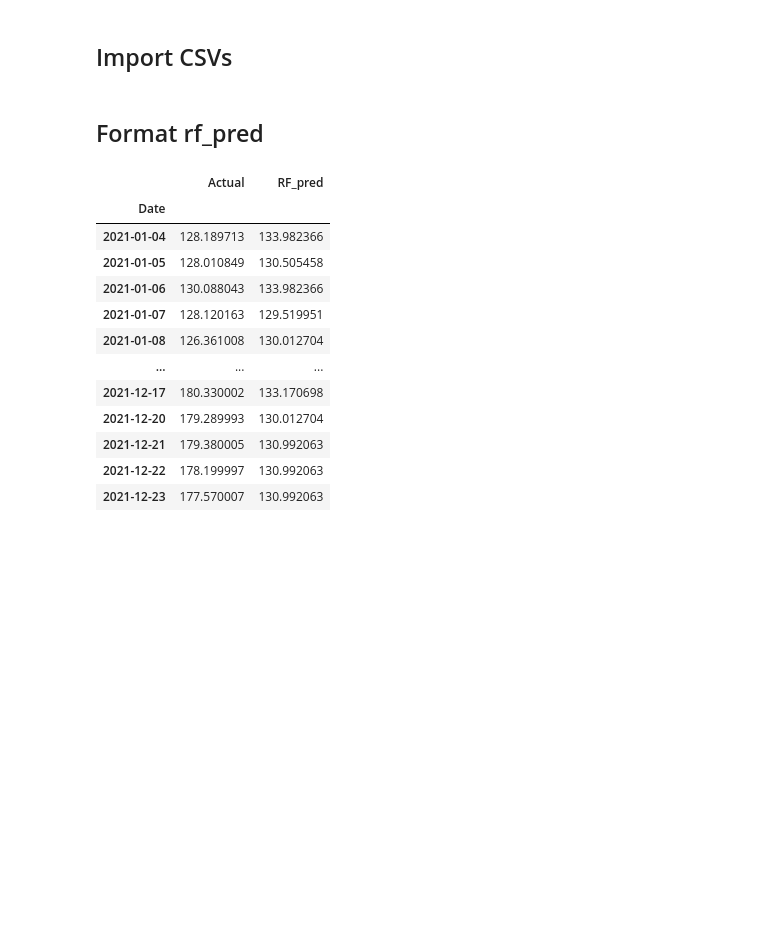
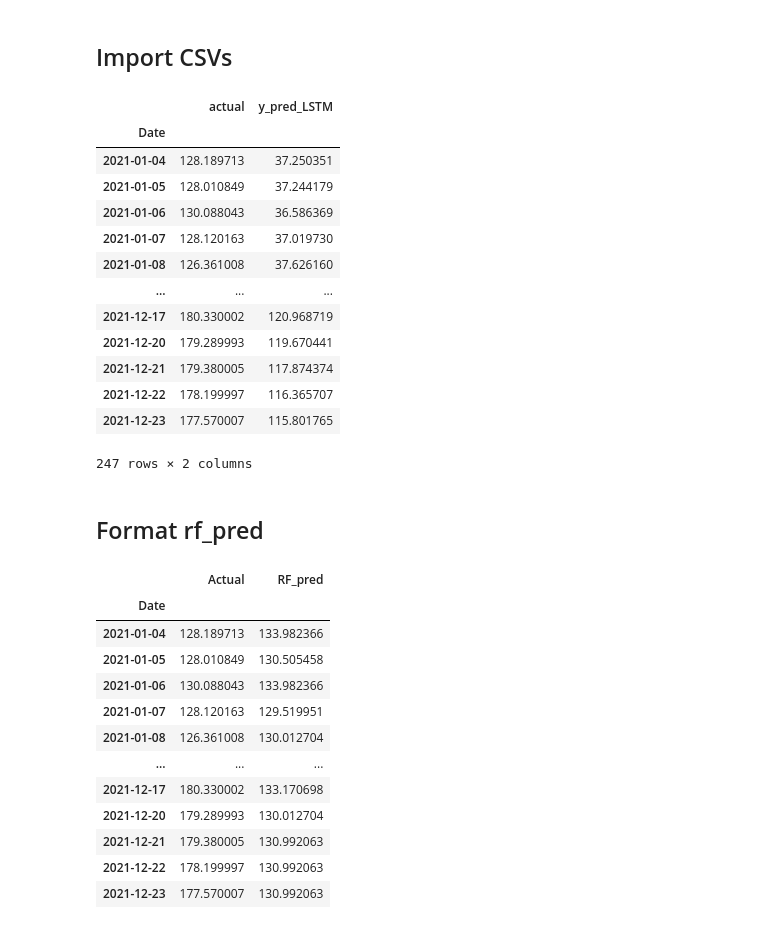
Before and after one commit to ivanlimsy/iOracle, a Jupyter notebook: notebooks/Combined Linear Model.ipynb, the cells around one changed output. Saved outputs shown, nothing was run; the diff lists cells and outputs as text; code cells hidden in the pictures; blank space fills up the shorter version.

```diff
--- a/notebooks/Combined Linear Model.ipynb
+++ b/notebooks/Combined Linear Model.ipynb
@@ -18,4 +18,22 @@ from datetime import datetime as dt
 import joblib
 # %% [markdown]
 ## Import CSVs
+# %%
+lstm_pred = pd.read_pickle('lstm_result.pickle')
+lstm_pred
+# %% [output]
+|  | actual | y_pred_LSTM |
+| Date |  |  |
+| 2021-01-04 | 128.189713 | 37.250351 |
+| 2021-01-05 | 128.010849 | 37.244179 |
+| 2021-01-06 | 130.088043 | 36.586369 |
+| 2021-01-07 | 128.120163 | 37.019730 |
+| 2021-01-08 | 126.361008 | 37.626160 |
+| ... | ... | ... |
+| 2021-12-17 | 180.330002 | 120.968719 |
+| 2021-12-20 | 179.289993 | 119.670441 |
+| 2021-12-21 | 179.380005 | 117.874374 |
+| 2021-12-22 | 178.199997 | 116.365707 |
+| 2021-12-23 | 177.570007 | 115.801765 |
+247 rows × 2 columns
 # %%
```
Also changed, not shown: parts of 41 cells of this notebook, 3 other files.
